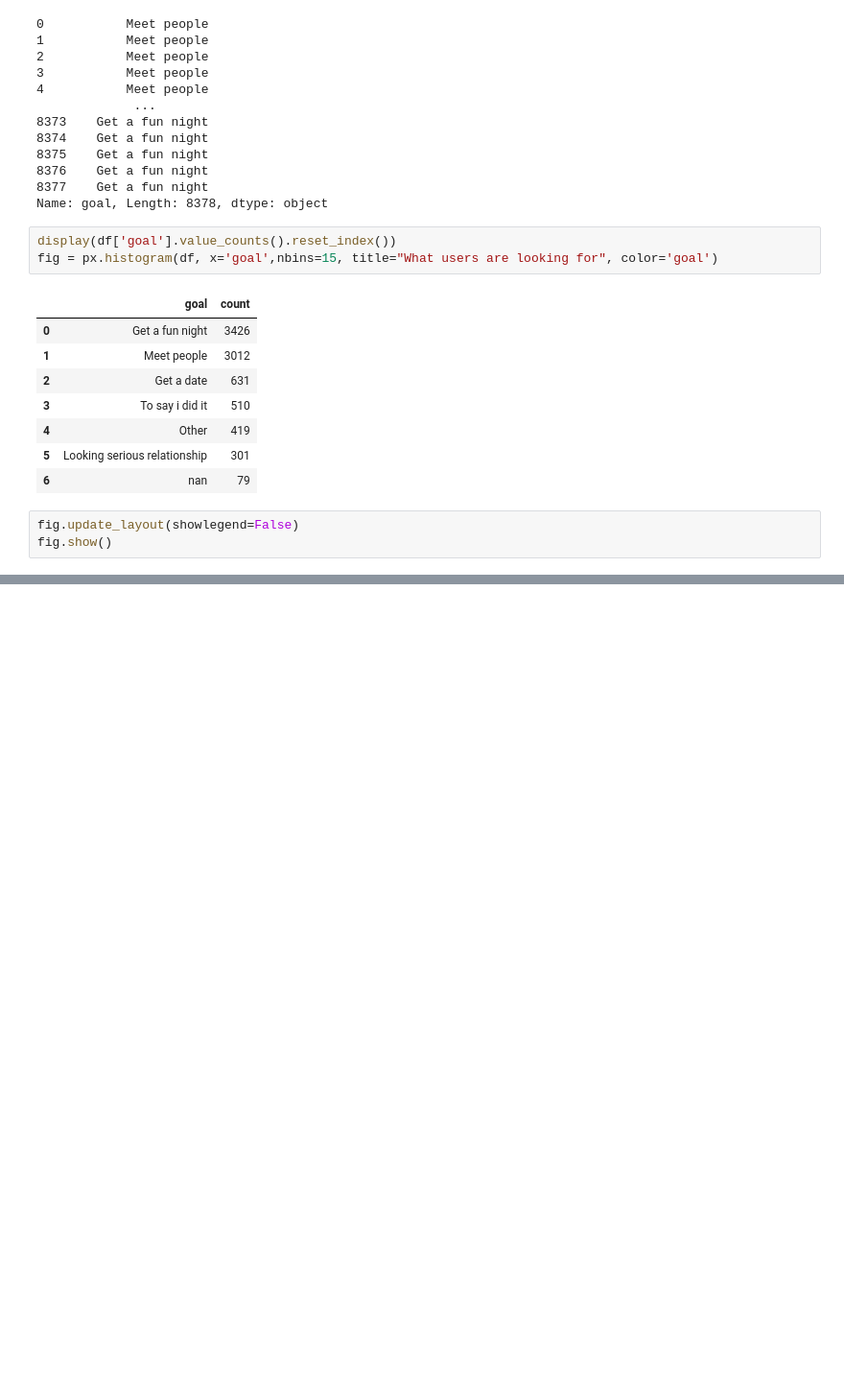
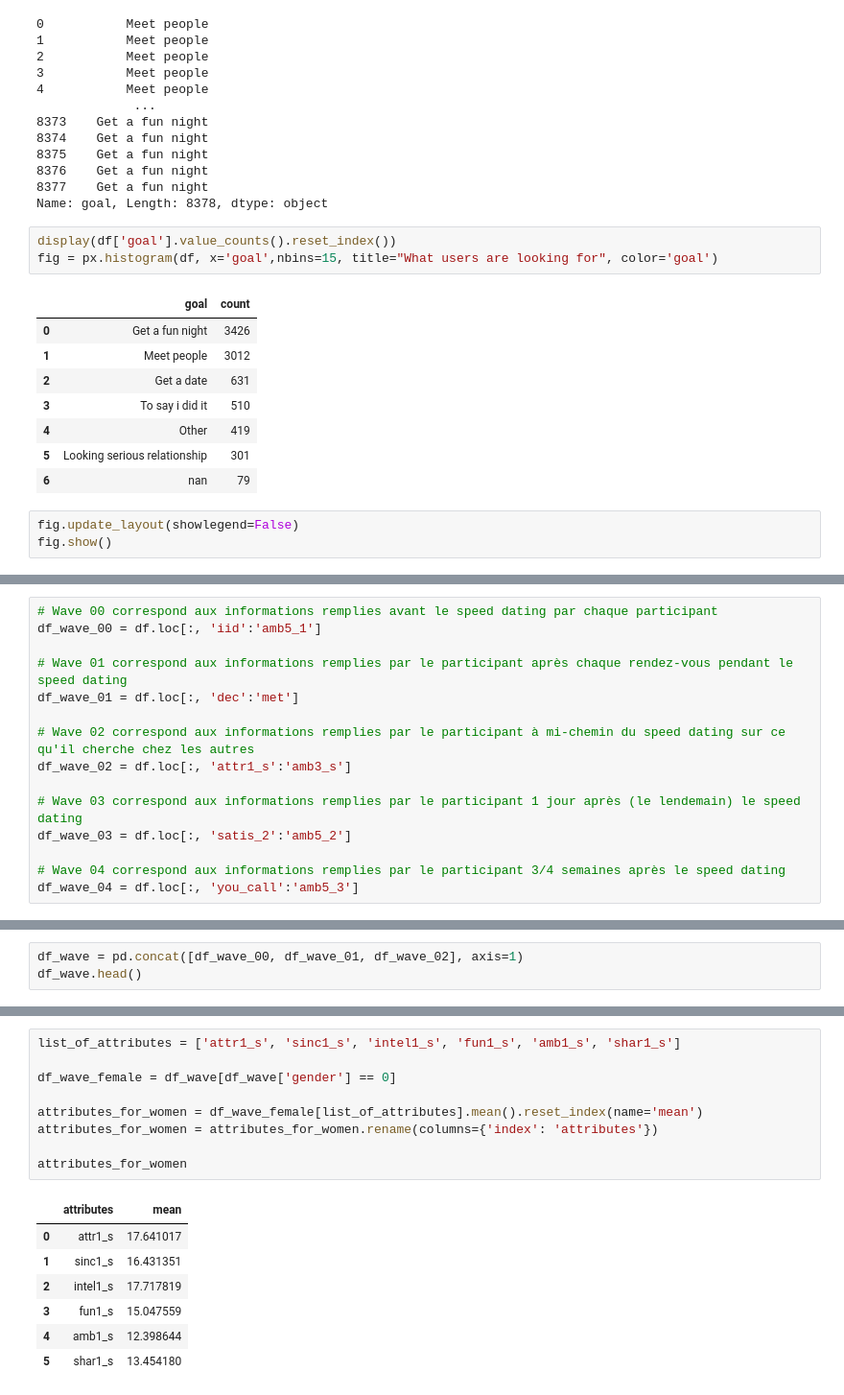
Before and after one commit to datA-jed/Tinder, a Jupyter notebook: speed_dating.ipynb, the cells around one changed output, grey strips where cells are left out. Shown at 96% size. Saved outputs shown, nothing was run; the diff lists cells and outputs as text; blank space fills up the shorter version.

```diff
--- a/speed_dating.ipynb
+++ b/speed_dating.ipynb
@@ -196,0 +238,15 @@ fig.show()
+# %%
+# Wave 00 correspond aux informations remplies avant le speed dating par chaque participant
+df_wave_00 = df.loc[:, 'iid':'amb5_1']
+
+# Wave 01 correspond aux informations remplies par le participant après chaque rendez-vous pendant le speed dating
+df_wave_01 = df.loc[:, 'dec':'met']
+
+# Wave 02 correspond aux informations remplies par le participant à mi-chemin du speed dating sur ce qu'il cherche chez les autres
+df_wave_02 = df.loc[:, 'attr1_s':'amb3_s']
+
+# Wave 03 correspond aux informations remplies par le participant 1 jour après (le lendemain) le speed dating
+df_wave_03 = df.loc[:, 'satis_2':'amb5_2']
+
+# Wave 04 correspond aux informations remplies par le participant 3/4 semaines après le speed dating
+df_wave_04 = df.loc[:, 'you_call':'amb5_3']
@@ -196,0 +276,3 @@ fig.show()
+# %%
+df_wave = pd.concat([df_wave_00, df_wave_01, df_wave_02], axis=1)
+df_wave.head()
@@ -196,0 +286,17 @@ fig.show()
+# %%
+list_of_attributes = ['attr1_s', 'sinc1_s', 'intel1_s', 'fun1_s', 'amb1_s', 'shar1_s']
+
+df_wave_female = df_wave[df_wave['gender'] == 0]
+
+attributes_for_women = df_wave_female[list_of_attributes].mean().reset_index(name='mean')
+attributes_for_women = attributes_for_women.rename(columns={'index': 'attributes'})
+
+attributes_for_women
+# %% [output]
+|  | attributes | mean |
+| 0 | attr1_s | 17.641017 |
+| 1 | sinc1_s | 16.431351 |
+| 2 | intel1_s | 17.717819 |
+| 3 | fun1_s | 15.047559 |
+| 4 | amb1_s | 12.398644 |
+| 5 | shar1_s | 13.454180 |
```
Also changed, not shown: parts of 19 cells of this notebook.
